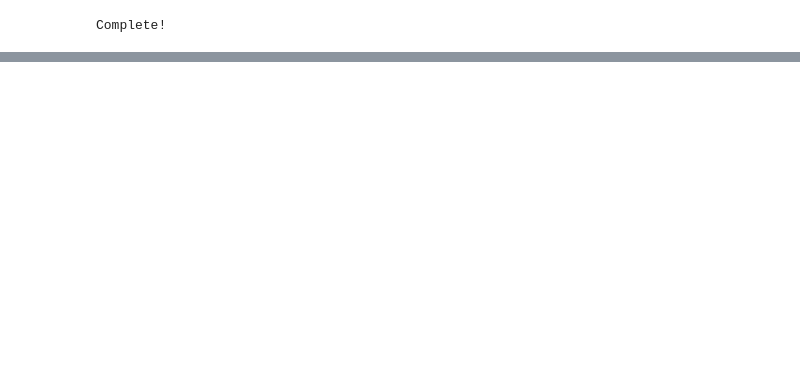
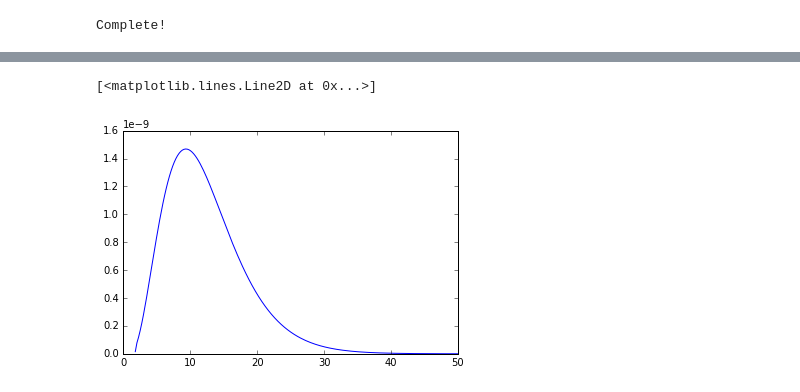
Before and after one commit to krabradosty/IBDfromSupernova, a Jupyter notebook: supernova_spectrum.ipynb, the cells around one changed output, grey strips where cells are left out. Cells and saved outputs as stored; diff of their text form; code cells hidden in the pictures; blank space fills up the shorter version.

```diff
--- a/supernova_spectrum.ipynb
+++ b/supernova_spectrum.ipynb
@@ -42,0 +48,6 @@ plt.show()
+# %%
+enPos3 = util.getdF_dEnu(np.linspace(1.806,50,200))*util.getdSigma_denPos2(np.linspace(1.806,50,200), 0.4)
+plt.plot(ePosLin, enPos3)
+# %% [output]
+[<matplotlib.lines.Line2D at 0x...>]
+[figure, added]
```
Also changed, not shown: parts of 5 cells of this notebook, 7 other files.
